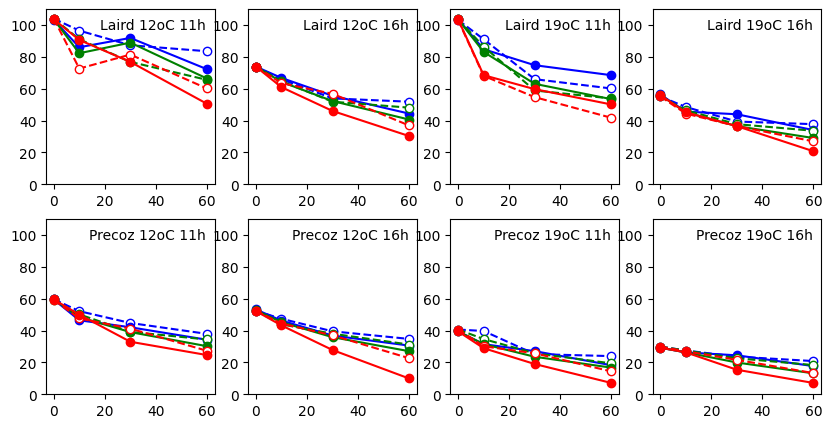
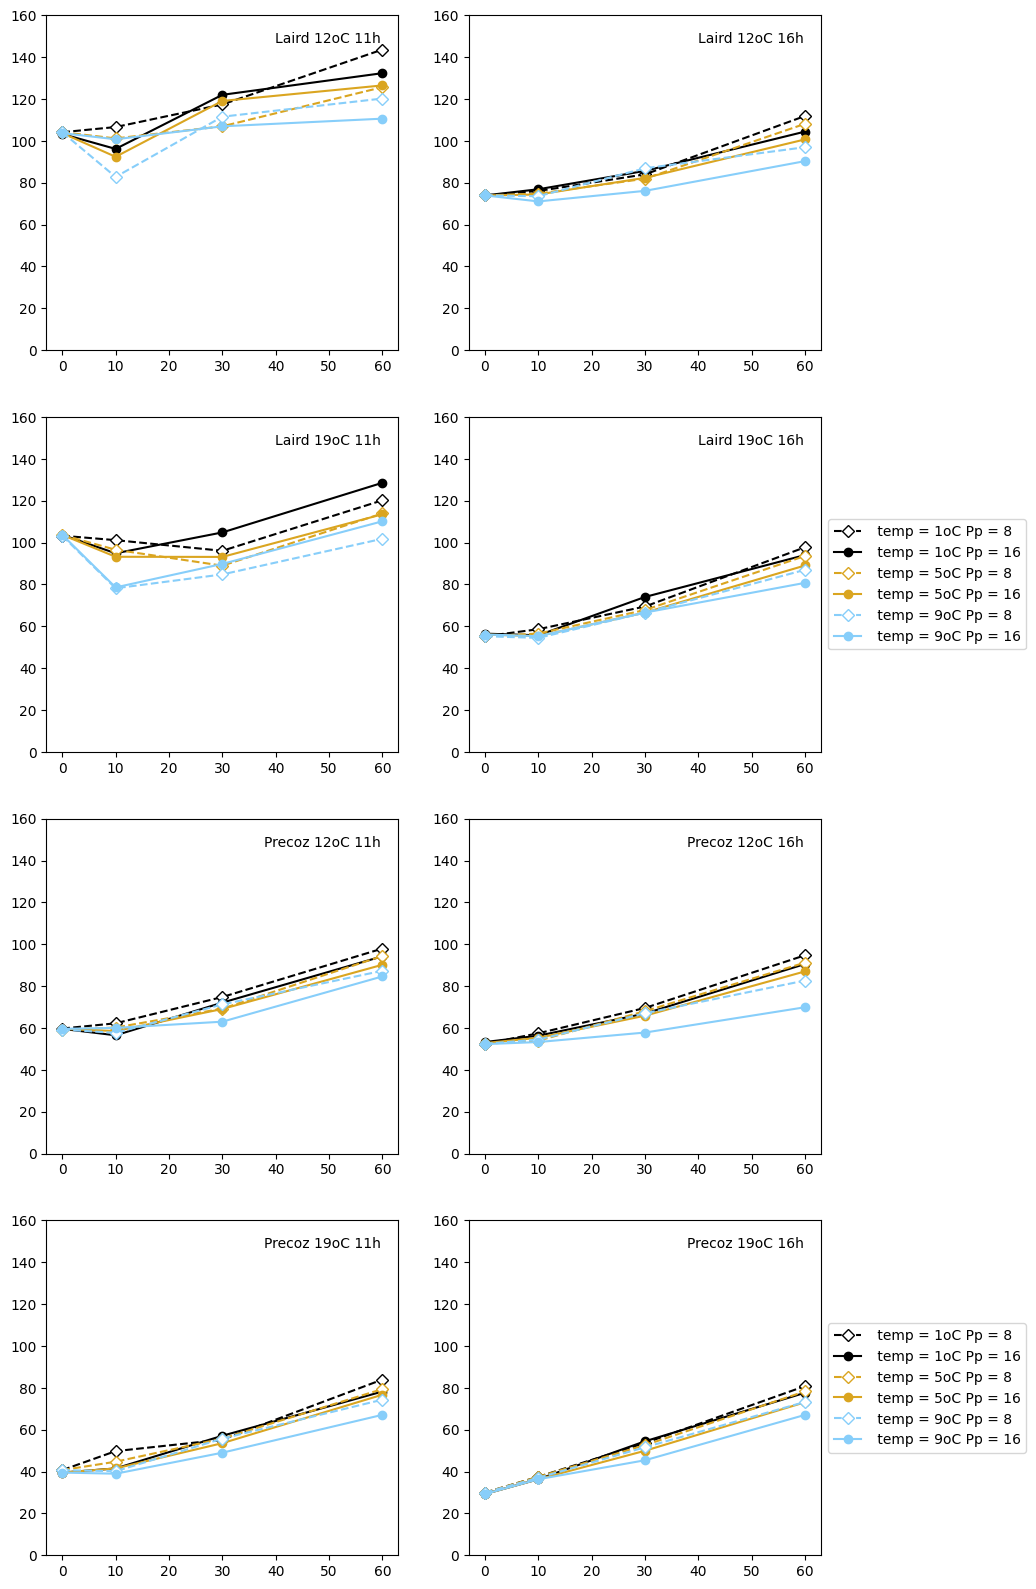
The notebook cell's code change between the first figure and the second:
--- before
+++ after
@@ -1,12 +1,12 @@
-Graph = plt.figure(figsize=(10,5))
+Graph = plt.figure(figsize=(10,20))
 pos = 1
 for c in RobCults:
     for ft in RobFinalTemps:
         for fp in RobFinalPps:
-            ax = Graph.add_subplot(2,4,pos)
+            ax = Graph.add_subplot(4,2,pos)
             plt.text(0.95,0.95,c+" "+str(ft)+"oC "+str(fp)+"h",horizontalalignment='right',verticalalignment='top', transform=ax.transAxes)
             for it in RobInitTemps:
                 for ip in RobInitPps:
-                    datfilter = (Roberts.Cultivar==c)&(Roberts.TmeanFinal==ft)&(Roberts.PpFinal==fp)&(Roberts.TmeanInitial==it)&(Roberts.PpInitial==ip)
+                    datfilter = (Roberts.Cultivar==c)&(Roberts.FinalT==ft)&(Roberts.FinalPp==fp)&(Roberts.InitT==it)&(Roberts.InitPp==ip)
                     dat = Roberts.loc[datfilter,:]
                     fc = cols[it]
@@ -14,6 +14,8 @@
                     if ip == 8:
                         fc = 'w'
-                    plt.plot(dat.DuratInitial,dat.DaysToFlowerPostVern,ls,color = cols[it],mfc=fc)
+                    plt.plot(dat.loc[:,"Experiment.Script.TransitionDay"],dat.loc[:,"Lentil.Phenology.StartFloweringDAS"],ls,color = cols[it],mfc=fc,label=' temp = '+str(it)+'oC '+'Pp = '+str(ip))
             #plt.ylim(ylims[c][0],ylims[c][1])
-            plt.ylim(0,110)
+            plt.ylim(0,160)
+            if pos in [4,8]:
+                plt.legend(loc='center left', bbox_to_anchor=(1, 0.5))
             pos+=1

Commit: Adding CE experiments to test set